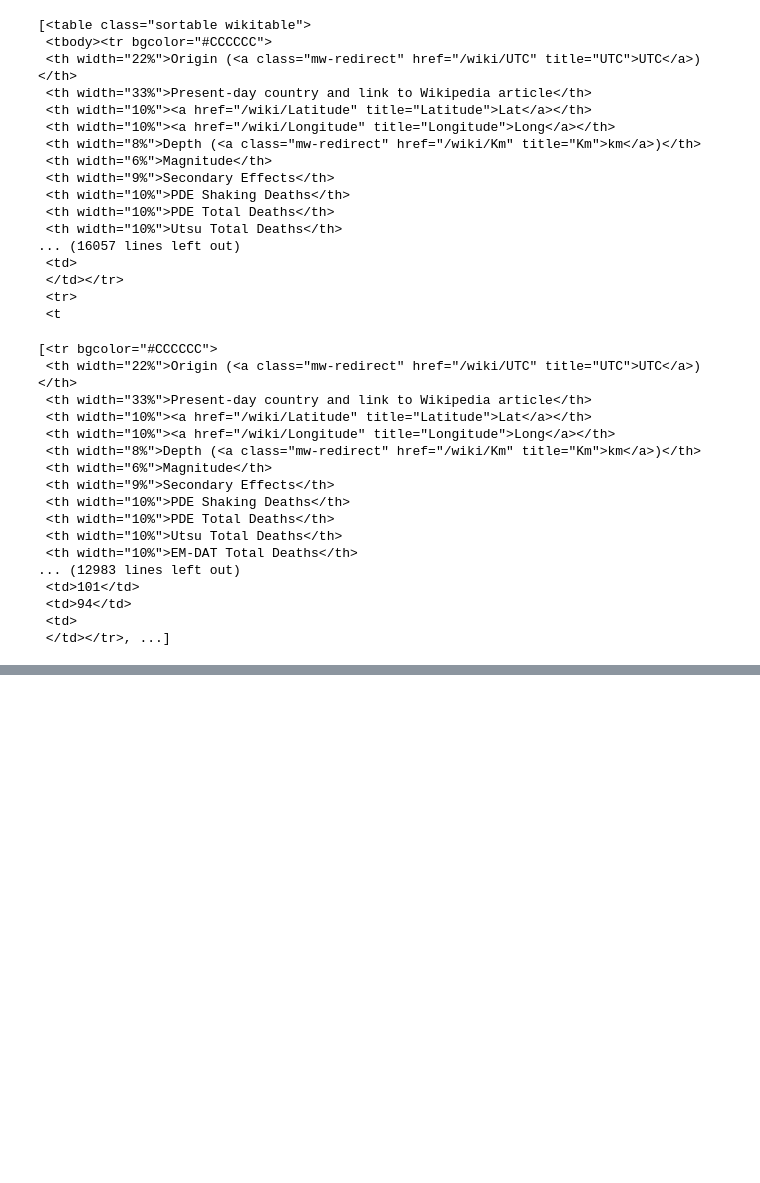
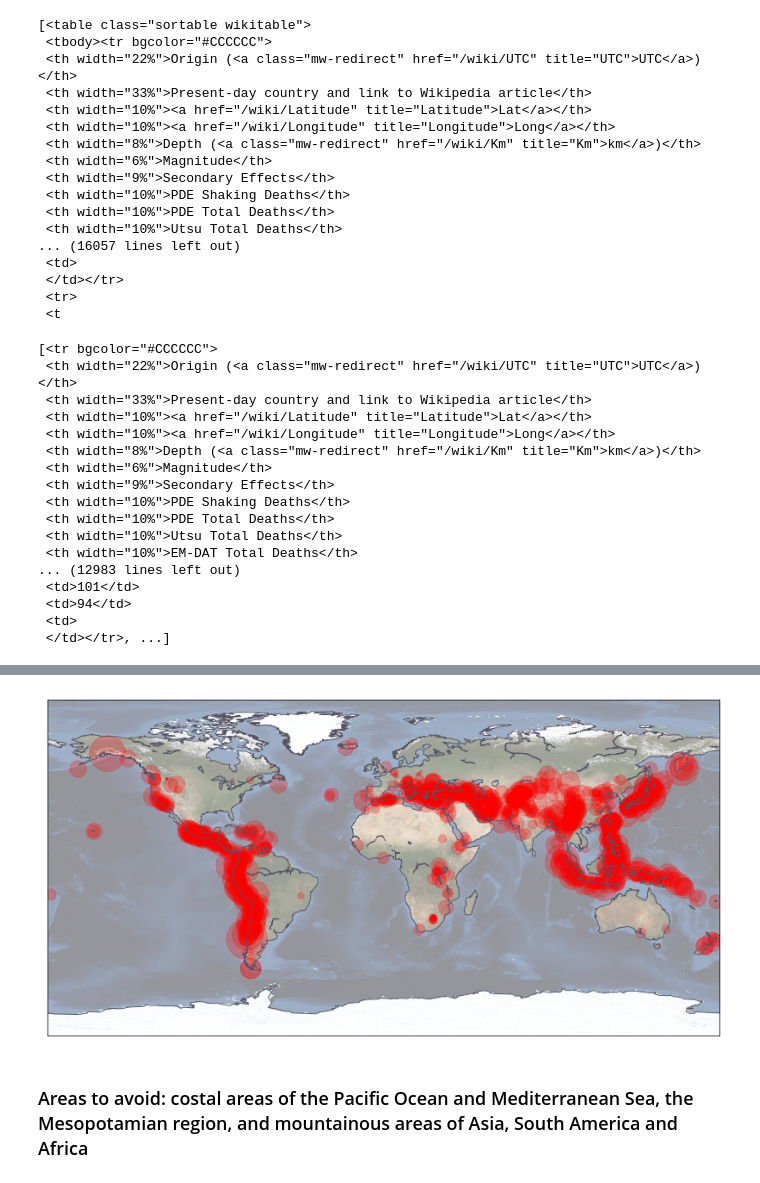
Before and after one commit to asidamo/Earthquakes-Analysis, a Jupyter notebook: data-question-3.ipynb, the cells around one changed output, grey strips where cells are left out. Cells and saved outputs as stored; diff of their text form; code cells hidden in the pictures; blank space fills up the shorter version.

Commit message:
Basemap completed

```diff
--- a/data-question-3.ipynb
+++ b/data-question-3.ipynb
@@ -132,0 +252,18 @@ earthquakes_df
+# %%
+#convert all death columns to numeric, using same standardization as above
+pd.to_datetime(earthquakes_df['Origin (UTC)'])
+earthquakes_df['PDE Total Deaths'] = pd.to_numeric(earthquakes_df['PDE Total Deaths'], errors='coerce');
+earthquakes_df['Utsu Total Deaths'] = pd.to_numeric(earthquakes_df['Utsu Total Deaths'], errors='coerce');
+
+earthquakes_df['EM-DAT Total Deaths'] = earthquakes_df['EM-DAT Total Deaths'].str.replace('\n', '')
+earthquakes_df['EM-DAT Total Deaths'] = earthquakes_df['EM-DAT Total Deaths'].replace('\[\d+\]', '', regex=True)
+earthquakes_df['EM-DAT Total Deaths'] = earthquakes_df['EM-DAT Total Deaths'].str.replace('|', '')
+earthquakes_df['Lat'] = earthquakes_df['Lat'].replace('?', np.nan)
+earthquakes_df['Long'] = earthquakes_df['Long'].replace('??', np.nan)
+
+earthquakes_df['EM-DAT Total Deaths'] = pd.to_numeric(earthquakes_df['EM-DAT Total Deaths'], errors='coerce');
+earthquakes_df[ 'Other Source Deaths\n'] = pd.to_numeric(earthquakes_df[ 'Other Source Deaths\n'], errors='coerce');
+# %%
+earthquakes_df['Other Source Deaths\n'] = earthquakes_df['Other Source Deaths\n'].fillna(0)
+pd.to_numeric(earthquakes_df[ 'Other Source Deaths\n'], errors='coerce');
+earthquakes_df['Other Source Deaths\n'].unique()
@@ -132,0 +360,4 @@ earthquakes_df
+# %%
+# earthquakes_df = earthquakes_df.fillna(0)
+earthquakes_df['deaths'] = earthquakes_df[['PDE Total Deaths', 'Utsu Total Deaths', 'EM-DAT Total Deaths', 'Other Source Deaths\n']].max(axis=1)
+earthquakes_df
@@ -132,0 +392,5 @@ earthquakes_df
+# %%
+earthquakes_coords = earthquakes_df[['Lat', 'Long']]
+earthquakes_coords.Lat = pd.to_numeric(earthquakes_coords.Lat, errors='coerce')
+earthquakes_coords.Long = pd.to_numeric(earthquakes_coords.Long, errors='coerce')
+earthquakes_coords.info()
@@ -132,0 +410,11 @@ earthquakes_df
+# %%
+from mpl_toolkits.basemap import Basemap
+plt.figure(figsize=(14, 8))
+earth = Basemap()
+earth.bluemarble(alpha=0.42)
+earth.drawcoastlines(color='#555566', linewidth=1)
+plt.scatter(earthquakes_coords.Long, earthquakes_coords.Lat, c='red',alpha=0.25, s=2.25**(earthquakes_df.Magnitude));
+# %% [output]
+[figure, added]
+# %% [markdown]
+### Areas to avoid: costal areas of the Pacific Ocean and Mediterranean Sea, the Mesopotamian region, and mountainous areas of Asia, South America and Africa
```
Also changed, not shown: parts of 26 cells of this notebook.
